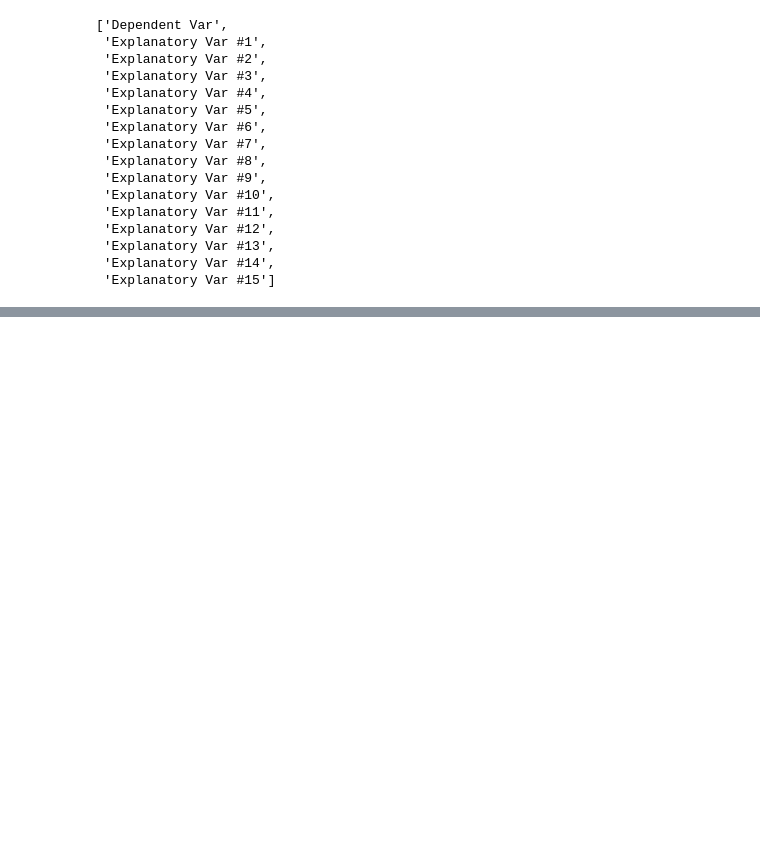
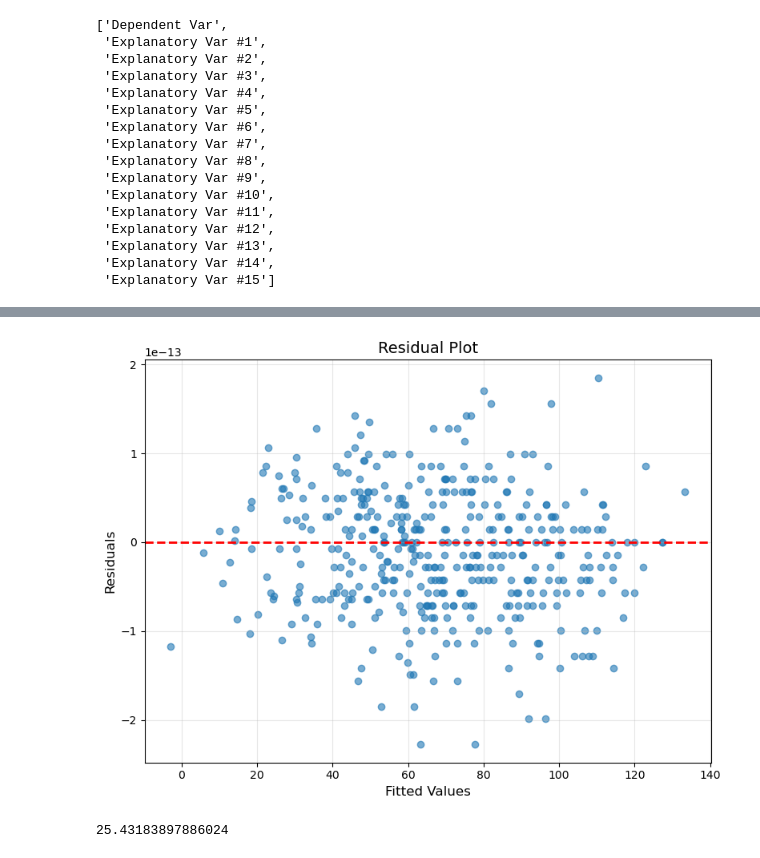
Before and after one commit to lucas-ben/mba-business-analytics, a Jupyter notebook: courses/predictive-modelling/assignment_one.ipynb, the cells around one changed output, grey strips where cells are left out. Drawn from its saved outputs; the diff is of its cells as text; code cells hidden in the pictures; blank space fills up the shorter version.

```diff
--- a/courses/predictive-modelling/assignment_one.ipynb
+++ b/courses/predictive-modelling/assignment_one.ipynb
@@ -14,3 +36,3 @@ df.head(5)
 # %%
-X = df.drop('Dependent Var', axis1)
+X = df.drop('Dependent Var', axis=1)
 y = df['Dependent Var']
@@ -37,0 +95,4 @@ list(df.columns)
+# %%
+x_updated = sm.add_constant(X)
+baseline_model_update = sm.OLS(y, x_updated).fit()
+baseline_model_update.summary()
@@ -37,0 +135,31 @@ list(df.columns)
+# %%
+fig, ax = plt.subplots(figsize=(8, 6))
+
+residuals = baseline_model_update.resid
+ax.scatter(baseline_model_update.fittedvalues, residuals, alpha=0.6)
+ax.axhline(y=0, color='r', linestyle='--', linewidth=2)
+
+ax.set_xlabel("Fitted Values", fontsize=12)
+ax.set_ylabel("Residuals", fontsize=12)
+ax.set_title("Residual Plot", fontsize=14)
+ax.grid(True, alpha=0.3)
+plt.tight_layout()
+plt.show()
+# %% [output]
+[figure, added]
+# %%
+# assessing multicollinearity by computing the condition number
+# values > 20 are worrisome (Greene 4.9, statsmodels documentation)
+norm_x = X.values
+for i, name in enumerate(X):
+    if name == "const":
+        continue
+    norm_x[:, i] = X[name] / np.linalg.norm(X[name])
+norm_xtx = np.dot(norm_x.T, norm_x)
+
+# then take the square root of the ratio of the biggest to the smallest eigenvalues
+eigs = np.linalg.eigvals(norm_xtx)
+condition_number = np.sqrt(eigs.max() / eigs.min())
+print(condition_number)
+# %% [output]
+25.43183897886024
```
Also changed, not shown: parts of 5 cells of this notebook.
